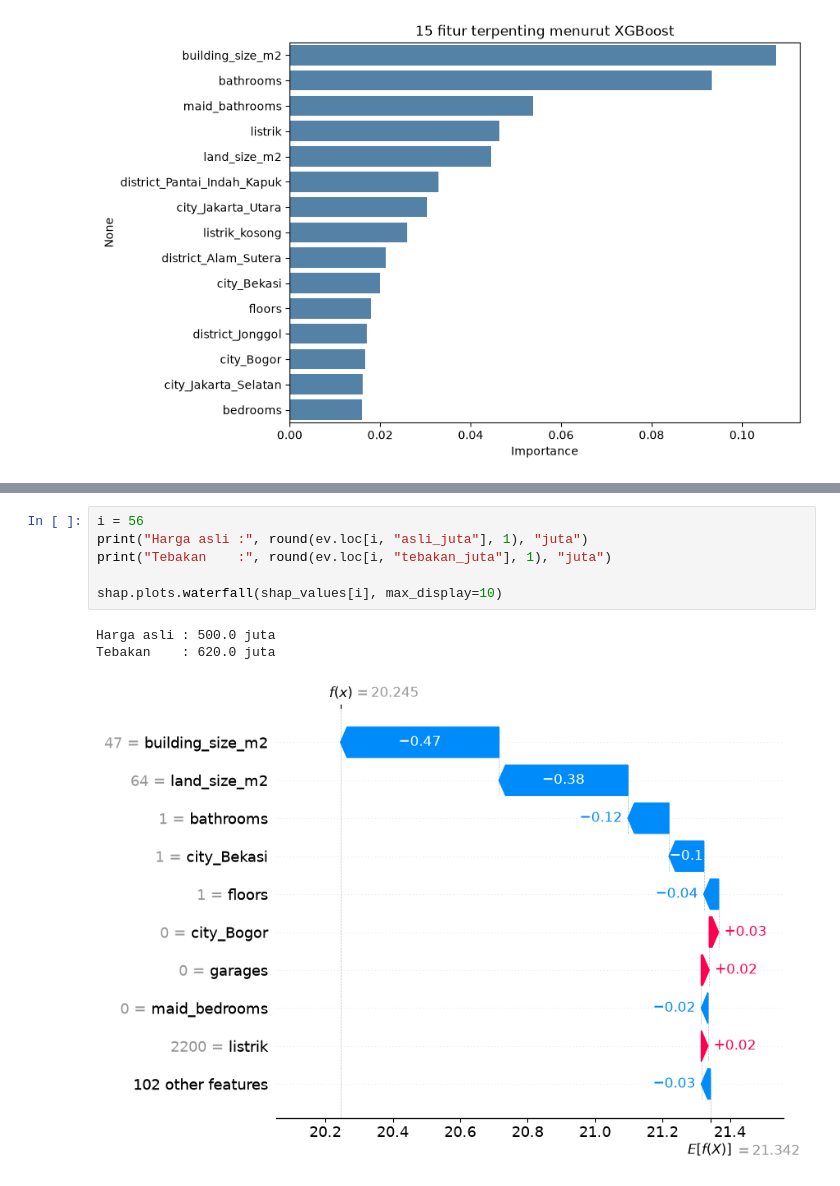
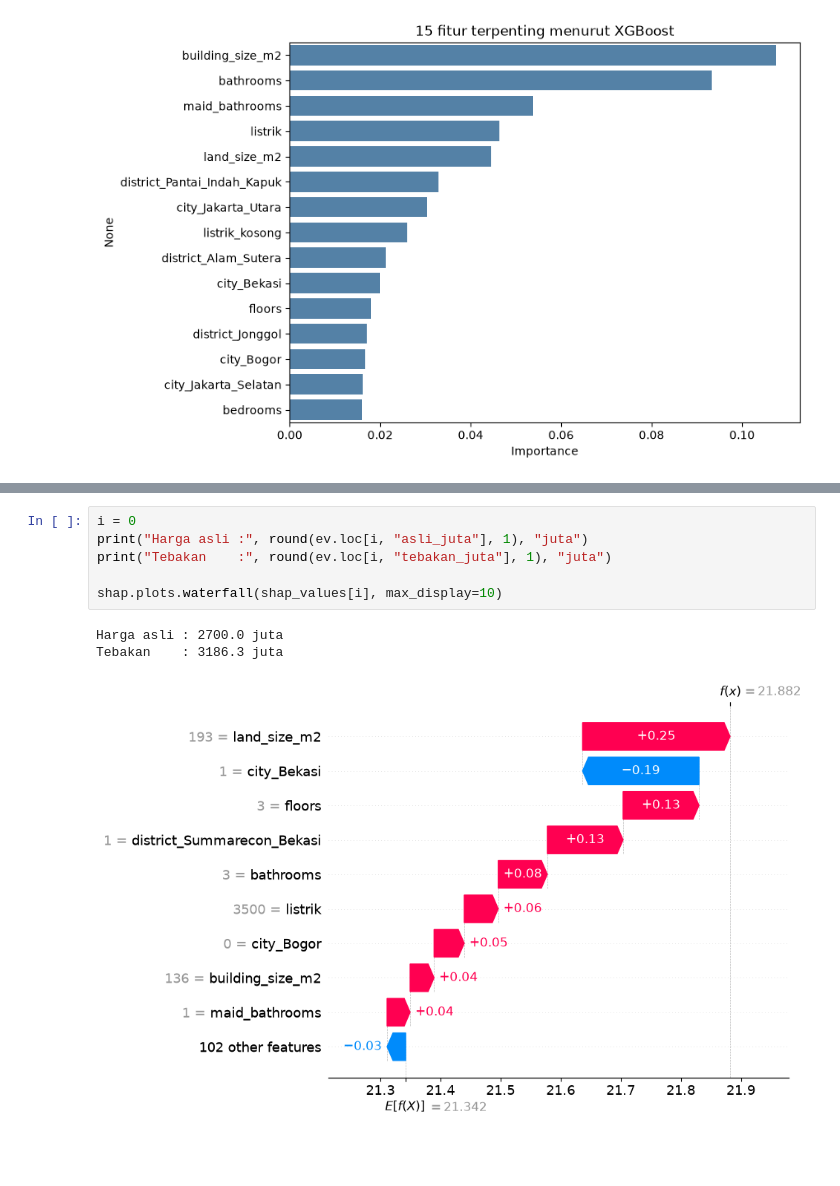
Before and after one commit to Newone0110/Housing_Price_Jabodetabek_-Progress-, a Jupyter notebook: notebook/06_Evaluation.ipynb, the cells around one changed output, grey strips where cells are left out. Drawn from its saved outputs; the diff is of its cells as text; blank space fills up the shorter version.

```diff
--- a/notebook/06_Evaluation.ipynb
+++ b/notebook/06_Evaluation.ipynb
@@ -100,10 +100,10 @@ shap.plots.beeswarm(shap_values, max_display=15)
 # %%
-i = 56
+i = 0
 print("Harga asli :", round(ev.loc[i, "asli_juta"], 1), "juta")
 print("Tebakan    :", round(ev.loc[i, "tebakan_juta"], 1), "juta")
 
 shap.plots.waterfall(shap_values[i], max_display=10)
 # %% [output]
-Harga asli : 500.0 juta
-Tebakan    : 620.0 juta
+Harga asli : 2700.0 juta
+Tebakan    : 3186.3 juta
-[figure, old version]
+[figure, new version]
```
Also changed, not shown: parts of 1 cell of this notebook.
